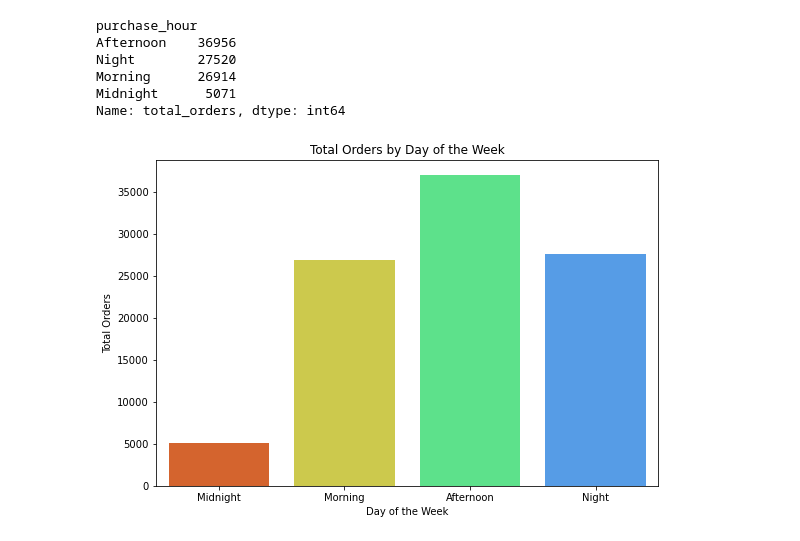
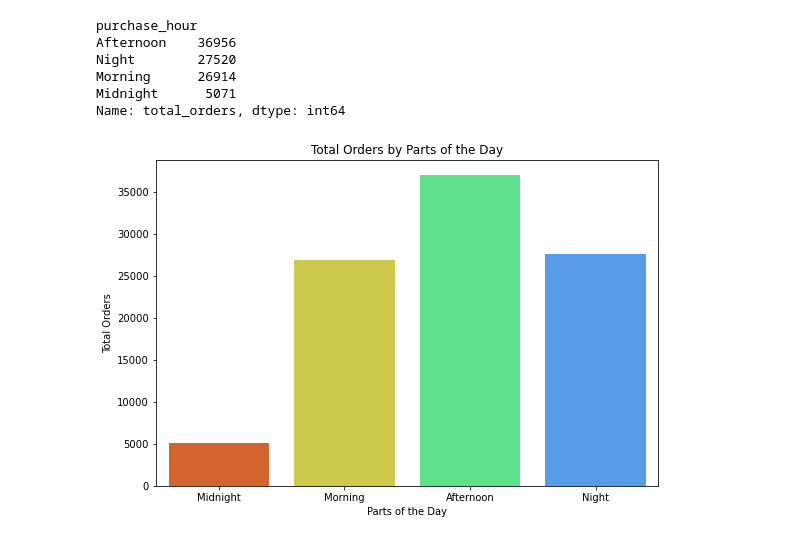
Before and after one commit to yjia28tan/Big-Data-Programming-Project, a Jupyter notebook: Code&Dataset/cleaned dataset/Sales Performance.ipynb, the cells around one changed output. Saved outputs shown, nothing was run; the diff lists cells and outputs as text; code cells hidden in the pictures.

```diff
--- a/Code&Dataset/cleaned dataset/Sales Performance.ipynb
+++ b/Code&Dataset/cleaned dataset/Sales Performance.ipynb
@@ -107,10 +107,10 @@ Name: total_orders, dtype: int64
 # %%
 # Plot the bar chart using sns.barplot
 plt.figure(figsize=(9, 6))
 sns.barplot(x=purchase_hour_count.index, y=purchase_hour_count.values, palette='turbo_r')
-plt.title('Total Orders of the Day')
-plt.xlabel('Day of the Week')
+plt.title('Total Orders by Parts of the Day')
+plt.xlabel('Parts of the Day')
 plt.ylabel('Total Orders')
 plt.show()
 # %% [output]
-[figure, old version]
+[figure, new version]
```
